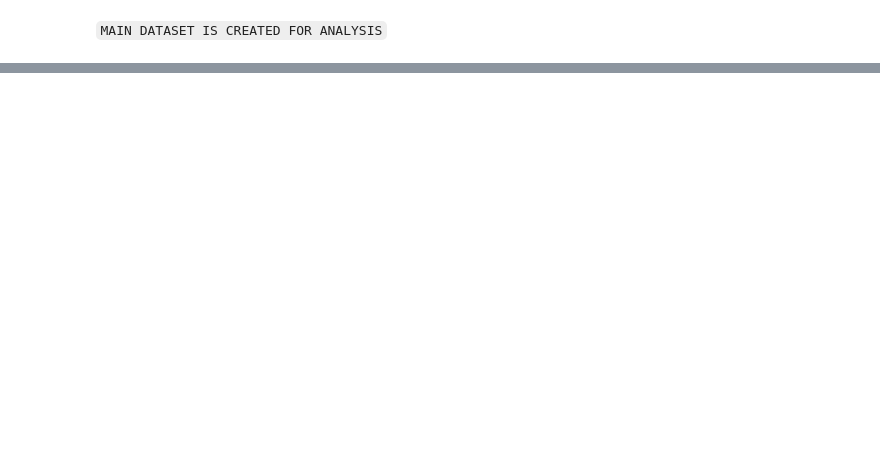
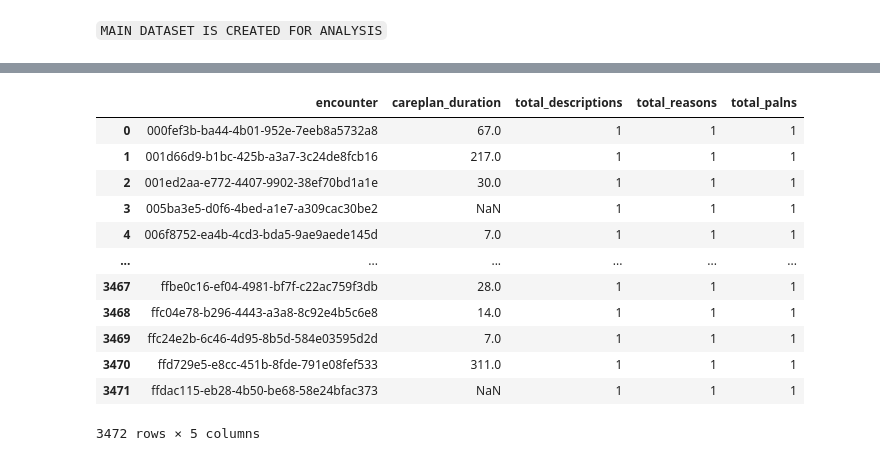
Before and after one commit to IamRaNo/Portfolio-Projects-Repository, a Jupyter notebook: Synthea Datasets/Solutions/business_problems/data_for_problem_1.ipynb, the cells around one changed output, grey strips where cells are left out. Drawn from its saved outputs; the diff is of its cells as text; code cells hidden in the pictures; blank space fills up the shorter version.

```diff
--- a/Synthea Datasets/Solutions/business_problems/data_for_problem_1.ipynb
+++ b/Synthea Datasets/Solutions/business_problems/data_for_problem_1.ipynb
@@ -107,0 +192,29 @@ readmission_encounter_id
+# %%
+query = '''
+        select
+        encounter,
+        round(max(datediff(stop,start))) as careplan_duration,
+        count(distinct description) as total_descriptions,
+        count(distinct reason) as total_reasons,
+        count(distinct id) as total_palns
+        from careplans
+        group by encounter
+'''
+
+careplans_agg = sql(query)
+# %%
+careplans_agg
+# %% [output]
+|  | encounter | careplan_duration | total_descriptions | total_reasons | total_palns |
+| 0 | 000fef3b-ba44-4b01-952e-7eeb8a5732a8 | 67.0 | 1 | 1 | 1 |
+| 1 | 001d66d9-b1bc-425b-a3a7-3c24de8fcb16 | 217.0 | 1 | 1 | 1 |
+| 2 | 001ed2aa-e772-4407-9902-38ef70bd1a1e | 30.0 | 1 | 1 | 1 |
+| 3 | 005ba3e5-d0f6-4bed-a1e7-a309cac30be2 | NaN | 1 | 1 | 1 |
+| 4 | 006f8752-ea4b-4cd3-bda5-9ae9aede145d | 7.0 | 1 | 1 | 1 |
+| ... | ... | ... | ... | ... | ... |
+| 3467 | ffbe0c16-ef04-4981-bf7f-c22ac759f3db | 28.0 | 1 | 1 | 1 |
+| 3468 | ffc04e78-b296-4443-a3a8-8c92e4b5c6e8 | 14.0 | 1 | 1 | 1 |
+| 3469 | ffc24e2b-6c46-4d95-8b5d-584e03595d2d | 7.0 | 1 | 1 | 1 |
+| 3470 | ffd729e5-e8cc-451b-8fde-791e08fef533 | 311.0 | 1 | 1 | 1 |
+| 3471 | ffdac115-eb28-4b50-be68-58e24bfac373 | NaN | 1 | 1 | 1 |
+3472 rows × 5 columns
```
Also changed, not shown: parts of 21 cells of this notebook, 1 other file.
